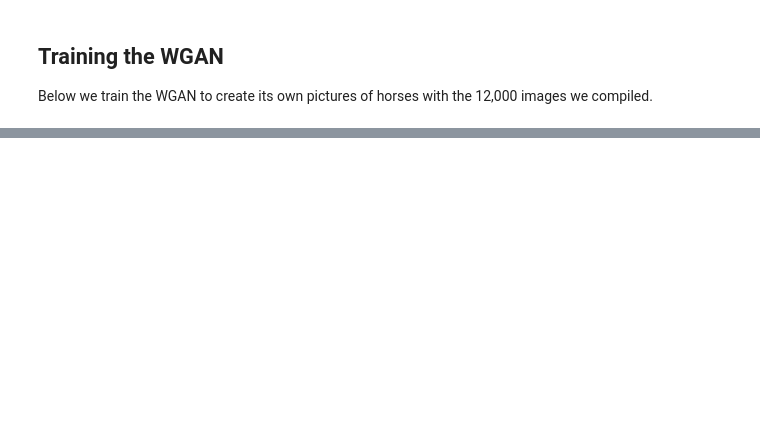
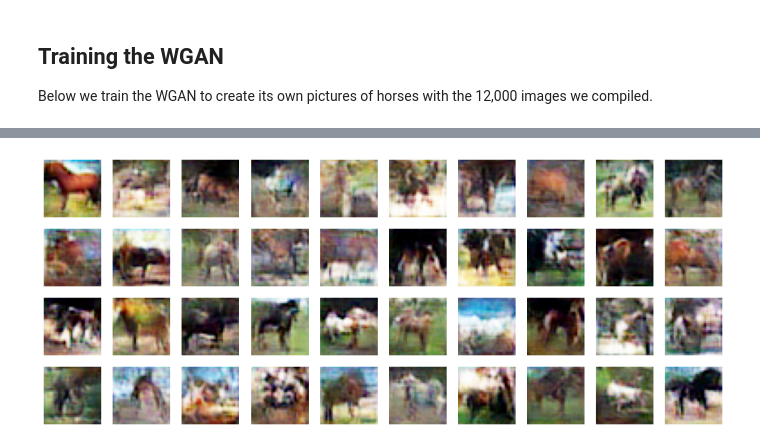
Before and after one commit to DCtheTall/generative-deep-learning, a Jupyter notebook: 4-generative-adversarial-networks/WassersteinGAN.ipynb, the cells around one changed output, grey strips where cells are left out. Saved outputs shown, nothing was run; the diff lists cells and outputs as text; code cells hidden in the pictures; blank space fills up the shorter version.

Commit message:
finish WGAN

```diff
--- a/4-generative-adversarial-networks/WassersteinGAN.ipynb
+++ b/4-generative-adversarial-networks/WassersteinGAN.ipynb
@@ -147,15 +147,14 @@ class WGAN(object):
                             strides=generator_conv_strides[i], padding='same',
                             kernel_initializer=weight_init,
                             name='generator_conv_{}'.format(i))(x)
-      if i < (len(generator_conv_filters) - 1):
-        if generator_batch_norm_momentum:
-          x = BatchNormalization(momentum=generator_batch_norm_momentum)(x)
-        x = get_activation(generator_activation)(x)
-        if generator_dropout_rate:
-          x = Dropout(rate=generator_dropout_rate)(x)
-      else:
-        x = Activation('tanh')(x)
-    generator_output = x
+      if i == (len(generator_conv_filters) - 1):
+        break
+      if generator_batch_norm_momentum:
+        x = BatchNormalization(momentum=generator_batch_norm_momentum)(x)
+      x = get_activation(generator_activation)(x)
+      if generator_dropout_rate:
+        x = Dropout(rate=generator_dropout_rate)(x)
+    generator_output = Activation('tanh')(x)
     self.generator = Model(generator_input, generator_output)
 
     self.critic.compile(
@@ -223,19 +222,19 @@ class WGAN(object):
             checkpoint_path + 'model_weights_{}.hdf5'.format(epoch))
 # %%
 wgan = WGAN(input_shape=(32, 32, 3),
-            critic_conv_filters=(32, 64, 128, 128),
+            critic_conv_filters=(64, 64, 128, 128),
             critic_conv_kernel_size=(5, 5, 5, 5),
             critic_conv_strides=(2, 2, 2, 1),
             critic_batch_norm_momentum=None,
             critic_activation='leaky_relu',
-            critic_dropout_rate=None,
+            critic_dropout_rate=0.4,
             critic_learning_rate=0.00005,
             generator_initial_dense_layer_size=(4, 4, 128),
             generator_upsample=(2, 2, 2, 1),
-            generator_conv_filters=(128, 64, 32, 3),
+            generator_conv_filters=(128, 64, 64, 3),
             generator_conv_kernel_size=(5, 5, 5, 5),
             generator_conv_strides=(1, 1, 1, 1),
-            generator_batch_norm_momentum=0.8,
+            generator_batch_norm_momentum=0.9,
             generator_activation='relu',
             generator_dropout_rate=None,
             generator_learning_rate=0.00005,
@@ -320,7 +323,7 @@ for i in range(n_to_show):
 
 Below we train the WGAN to create its own pictures of horses with the 12,000 images we compiled.
 # %%
-wgan.train(X_train, batch_size=128, epochs=6000, n_critic=5,
+wgan.train(X_train, batch_size=128, epochs=10000, n_critic=5,
            print_every_n_epochs=10, save_every_n_epochs=100,
-           clip_threshold=0.01, checkpoint_path=checkpoint_path,
-           initial_epoch=0)
+           clip_threshold=0.01,
+           checkpoint_path=checkpoint_path)
@@ -331,9 +334,15 @@ G Loss: 0.025813
+# %%
+wgan.model.load_weights(checkpoint_path + 'model_weights_10000.hdf5')
 # %%
 fig = plt.figure(figsize=(15, 6))
-n_to_show = 10
-n_rows = 1
+n_to_show = 40
+n_rows = 4
 
 for i in range(n_to_show):
   ax = fig.add_subplot(n_rows, n_to_show // n_rows, i + 1)
   ax.axis('off')
-  ax.imshow(wgan.generator.predict(np.random.normal(size=(1, wgan.z_dim)))[0])
+  img = wgan.generator.predict(np.random.normal(size=(1, wgan.z_dim)))[0]
+  img = np.clip(img, 0, 1)
+  ax.imshow(img)
+# %% [output]
+[figure, added]
```
Also changed, not shown: parts of 7 cells of this notebook.
